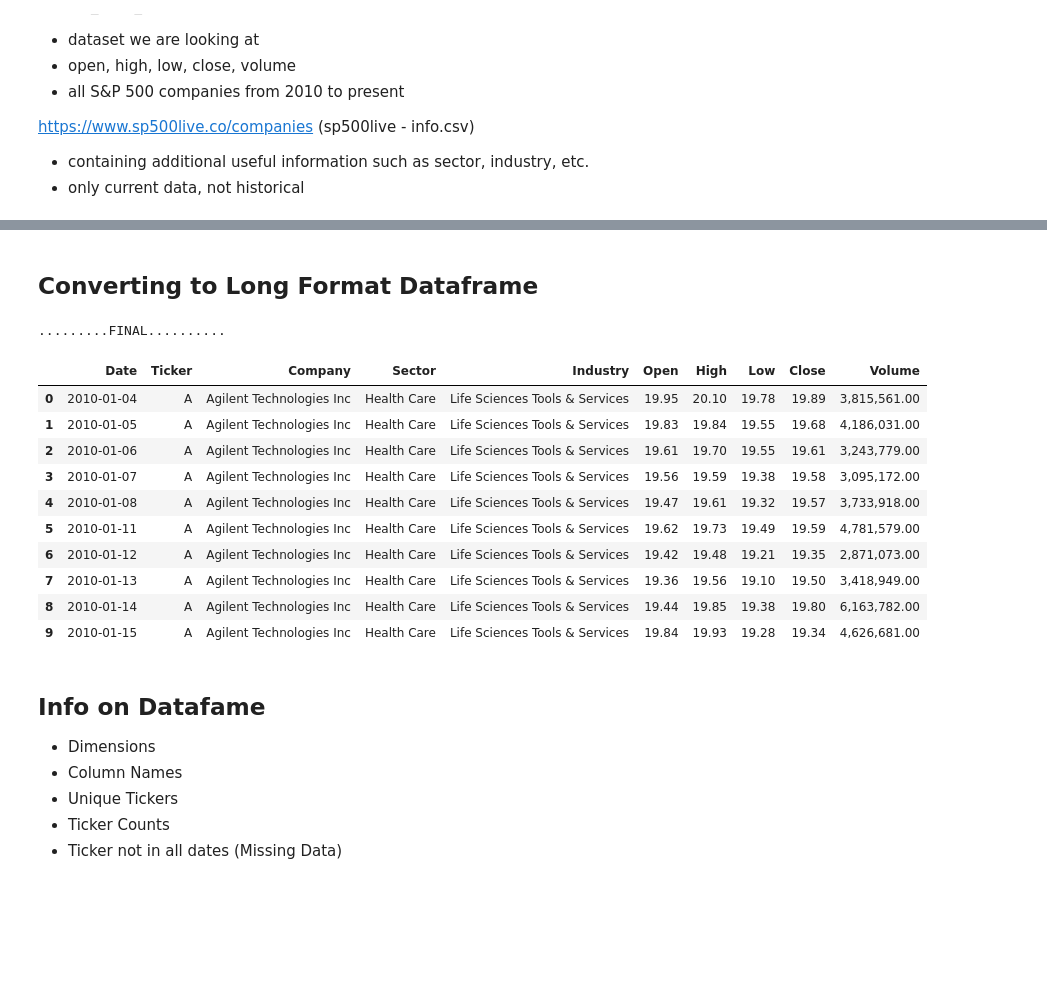
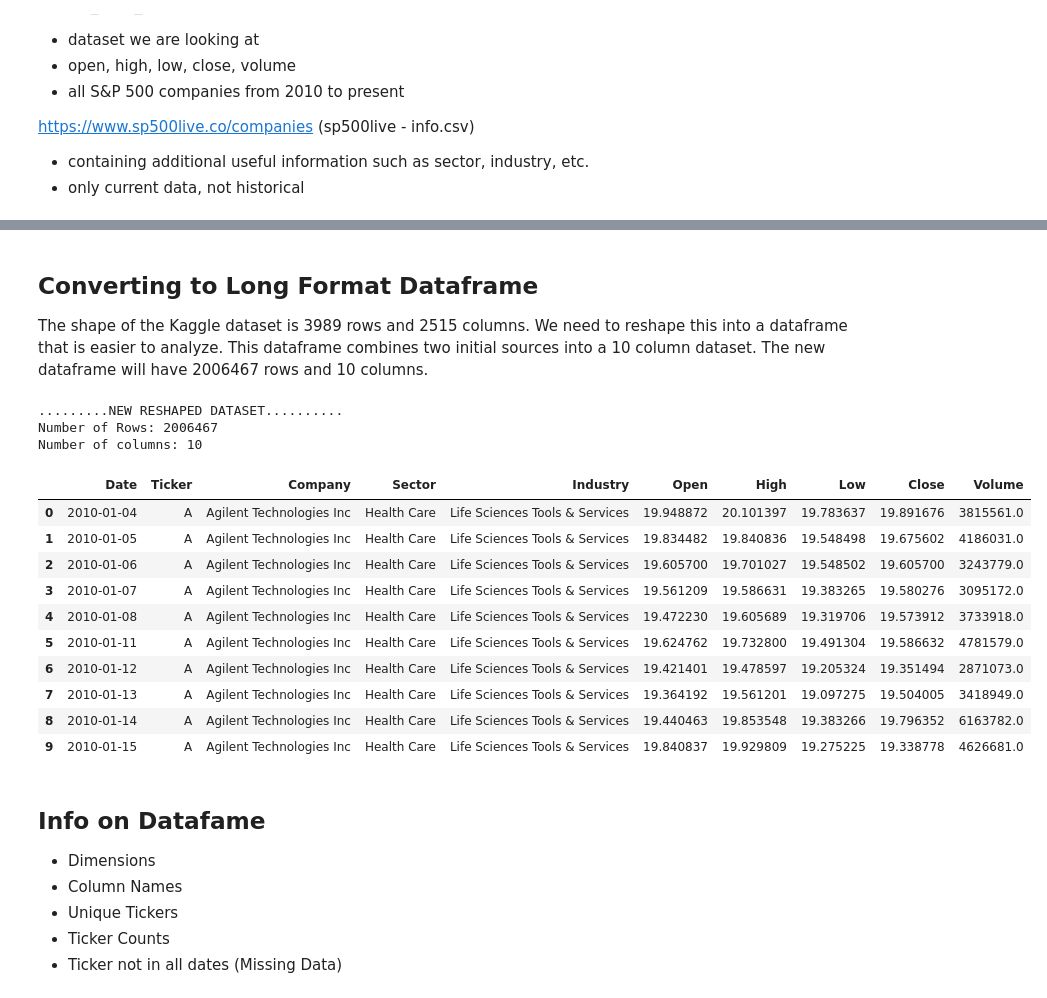
Before and after one commit to jplaceres/S-and-P-500-Stock-Price-Predictor, a Jupyter notebook: SP500_EDA.ipynb, the cells around one changed output, grey strips where cells are left out. Cells and saved outputs as stored; diff of their text form; code cells hidden in the pictures; blank space fills up the shorter version.

```diff
--- a/SP500_EDA.ipynb
+++ b/SP500_EDA.ipynb
@@ -74,38 +77,44 @@ Date                                                                ...
 [5 rows x 2515 columns]
 # %% [markdown]
 ## Converting to Long Format Dataframe
+
+The shape of the Kaggle dataset is 3989 rows and 2515 columns. We need to reshape this into a dataframe that is easier to analyze. This dataframe combines two initial sources into a 10 column dataset. The new dataframe will have 2006467 rows and 10 columns.
 # %%
-# Dataframe: Long Form
-df_long = df_raw.stack(level=1).reset_index()
+# Creating new Dataframe: Long Form
+df_long = df_raw.stack(level=1, future_stack=True).reset_index()
 df_long.columns = ['Date', 'Ticker', 'Close', 'High', 'Low', 'Open', 'Volume']
 
-# Dataframe: Getting Meta Data
+# Obtaining Meta Data from 2nd dataset
 df_info = df_info[['Ticker', 'Company', 'Sector', 'Industry']]
 df_info['Ticker'] = df_info['Ticker'].str.replace('.', '-', regex=False)
+
+# Merging, cleaning and sorting both datasets
 df_final = pd.merge (df_long, df_info, on='Ticker', how='left')
-df_final.head(10)
-
-# Final Cleaning
 df_final['Date'] = pd.to_datetime(df_final['Date'])
 df_final = df_final.sort_values(['Ticker', 'Date']).reset_index(drop=True)
 df_final = df_final[['Date', 'Ticker', 'Company', 'Sector', 'Industry', 'Open', 'High', 'Low', 'Close', 'Volume']]
 
-print(".........FINAL..........")
+print(".........NEW RESHAPED DATASET..........")
 rows2, columns2 = df_final.shape
+print(f"Number of Rows: {rows2}")
+print(f"Number of columns: {columns2}")
+
 df_final.head(10)
 # %% [output]
-.........FINAL..........
+.........NEW RESHAPED DATASET..........
+Number of Rows: 2006467
+Number of columns: 10
 |  | Date | Ticker | Company | Sector | Industry | Open | High | Low | Close | Volume |
-| 0 | 2010-01-04 | A | Agilent Technologies Inc | Health Care | Life Sciences Tools & Services | 19.95 | 20.10 | 19.78 | 19.89 | 3,815,561.00 |
-| 1 | 2010-01-05 | A | Agilent Technologies Inc | Health Care | Life Sciences Tools & Services | 19.83 | 19.84 | 19.55 | 19.68 | 4,186,031.00 |
-| 2 | 2010-01-06 | A | Agilent Technologies Inc | Health Care | Life Sciences Tools & Services | 19.61 | 19.70 | 19.55 | 19.61 | 3,243,779.00 |
-| 3 | 2010-01-07 | A | Agilent Technologies Inc | Health Care | Life Sciences Tools & Services | 19.56 | 19.59 | 19.38 | 19.58 | 3,095,172.00 |
-| 4 | 2010-01-08 | A | Agilent Technologies Inc | Health Care | Life Sciences Tools & Services | 19.47 | 19.61 | 19.32 | 19.57 | 3,733,918.00 |
-| 5 | 2010-01-11 | A | Agilent Technologies Inc | Health Care | Life Sciences Tools & Services | 19.62 | 19.73 | 19.49 | 19.59 | 4,781,579.00 |
-| 6 | 2010-01-12 | A | Agilent Technologies Inc | Health Care | Life Sciences Tools & Services | 19.42 | 19.48 | 19.21 | 19.35 | 2,871,073.00 |
-| 7 | 2010-01-13 | A | Agilent Technologies Inc | Health Care | Life Sciences Tools & Services | 19.36 | 19.56 | 19.10 | 19.50 | 3,418,949.00 |
-| 8 | 2010-01-14 | A | Agilent Technologies Inc | Health Care | Life Sciences Tools & Services | 19.44 | 19.85 | 19.38 | 19.80 | 6,163,782.00 |
-| 9 | 2010-01-15 | A | Agilent Technologies Inc | Health Care | Life Sciences Tools & Services | 19.84 | 19.93 | 19.28 | 19.34 | 4,626,681.00 |
+| 0 | 2010-01-04 | A | Agilent Technologies Inc | Health Care | Life Sciences Tools & Services | 19.948872 | 20.101397 | 19.783637 | 19.891676 | 3815561.0 |
+| 1 | 2010-01-05 | A | Agilent Technologies Inc | Health Care | Life Sciences Tools & Services | 19.834482 | 19.840836 | 19.548498 | 19.675602 | 4186031.0 |
+| 2 | 2010-01-06 | A | Agilent Technologies Inc | Health Care | Life Sciences Tools & Services | 19.605700 | 19.701027 | 19.548502 | 19.605700 | 3243779.0 |
+| 3 | 2010-01-07 | A | Agilent Technologies Inc | Health Care | Life Sciences Tools & Services | 19.561209 | 19.586631 | 19.383265 | 19.580276 | 3095172.0 |
+| 4 | 2010-01-08 | A | Agilent Technologies Inc | Health Care | Life Sciences Tools & Services | 19.472230 | 19.605689 | 19.319706 | 19.573912 | 3733918.0 |
+| 5 | 2010-01-11 | A | Agilent Technologies Inc | Health Care | Life Sciences Tools & Services | 19.624762 | 19.732800 | 19.491304 | 19.586632 | 4781579.0 |
+| 6 | 2010-01-12 | A | Agilent Technologies Inc | Health Care | Life Sciences Tools & Services | 19.421401 | 19.478597 | 19.205324 | 19.351494 | 2871073.0 |
+| 7 | 2010-01-13 | A | Agilent Technologies Inc | Health Care | Life Sciences Tools & Services | 19.364192 | 19.561201 | 19.097275 | 19.504005 | 3418949.0 |
+| 8 | 2010-01-14 | A | Agilent Technologies Inc | Health Care | Life Sciences Tools & Services | 19.440463 | 19.853548 | 19.383266 | 19.796352 | 6163782.0 |
+| 9 | 2010-01-15 | A | Agilent Technologies Inc | Health Care | Life Sciences Tools & Services | 19.840837 | 19.929809 | 19.275225 | 19.338778 | 4626681.0 |
 # %% [markdown]
 ## Info on Datafame
 
```
Also changed, not shown: parts of 13 cells of this notebook, 2 other files.
